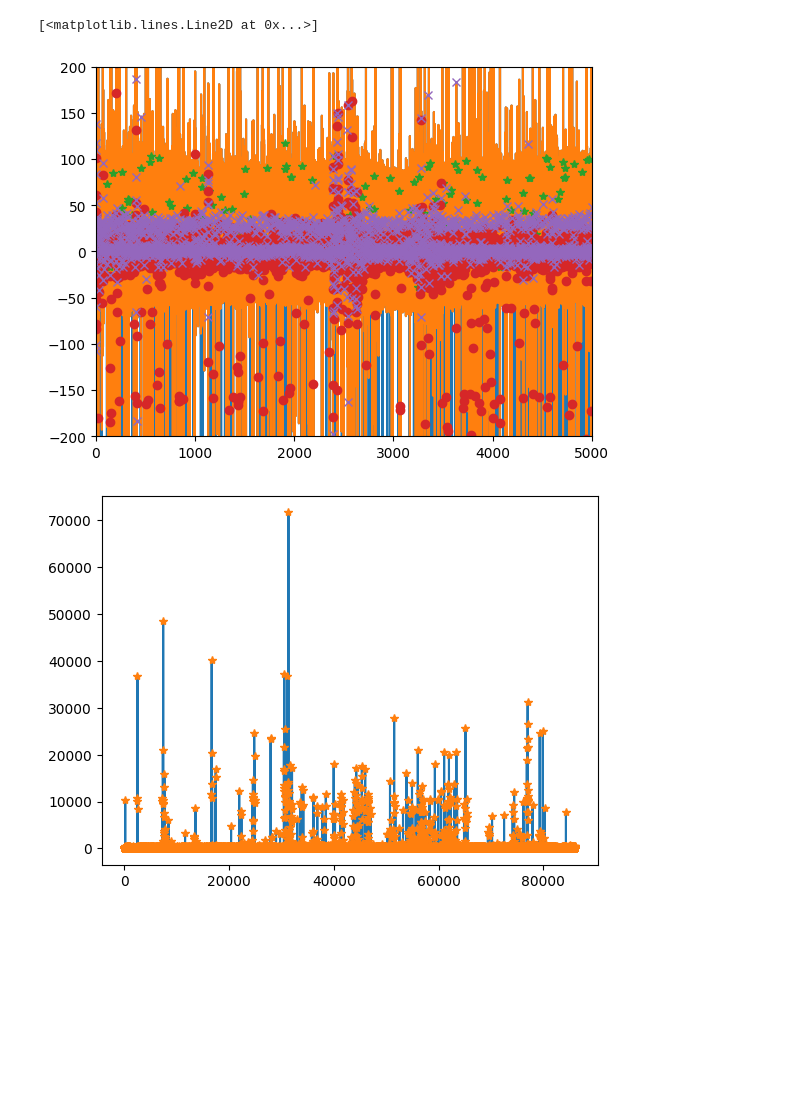
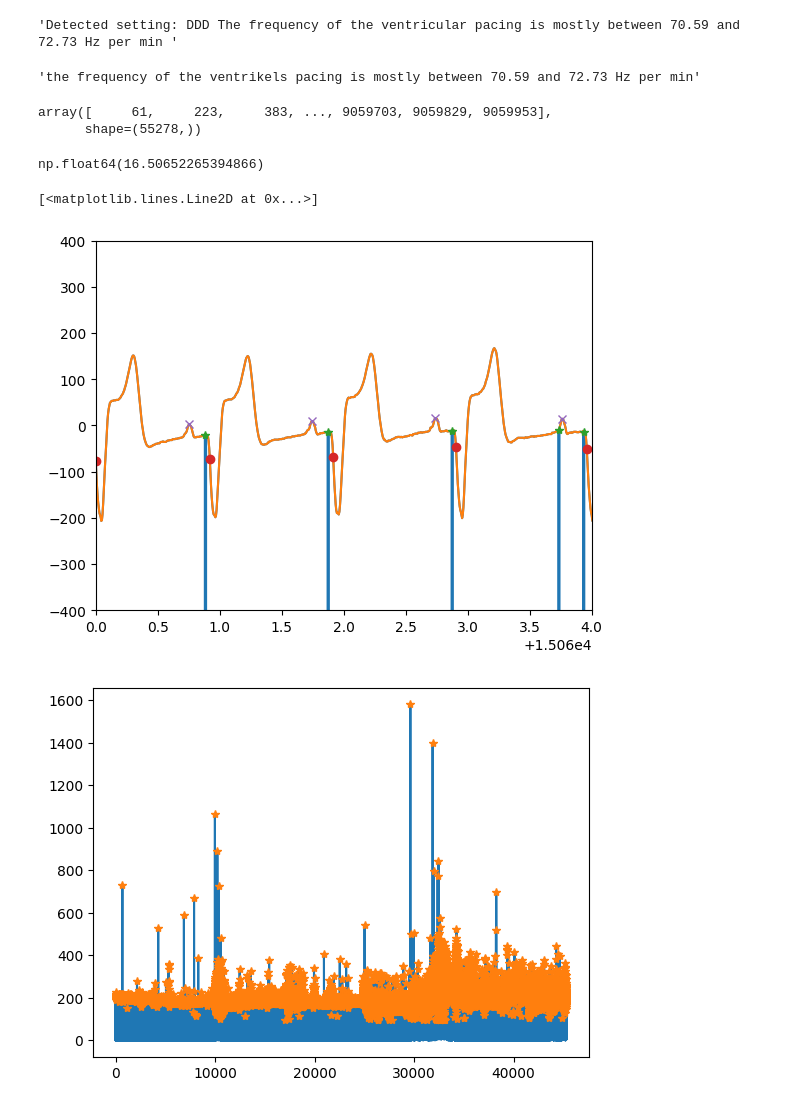
Before and after one commit to Ming842/TM12005-E2, a Jupyter notebook: test.ipynb, the cells around one changed output. Drawn from its saved outputs; the diff is of its cells as text; code cells hidden in the pictures; blank space fills up the shorter version.

```diff
--- a/test.ipynb
+++ b/test.ipynb
@@ -19,12 +19,14 @@ data = dl.restructure_data(imported_data)
 importlib.reload(dp)
 importlib.reload(dl)
 importlib.reload(pt)
+import detect_setting as ds
+importlib.reload(ds)
 
-print(data.keys())
-data_test = data['005_Pimpel_2.mat', 'data']
 
-mask_filter = dp.filter_data(data,"005_Pimpel_2.mat")
-idx_pulses = dp.detect_pulses(data, mask_filter, "005_Pimpel_2.mat")
+data_test = data['005_Pimpel_1.mat', 'data']
+
+mask_filter = dp.filter_data(data,"005_Pimpel_1.mat")
+idx_pulses = dp.detect_pulses(data, mask_filter, "005_Pimpel_1.mat")
 
 
 
@@ -37,7 +39,7 @@ fs = data['005_Pimpel.mat', 'header', 'sample_rate']
 
 time = np.arange(0,len(data_plot),1) / fs
 
-data_plot = dp.remove_pulses(data_plot, data_mask)
+data_plot = dp.remove_pacemaker_pulses(data_plot, data_mask)
 
 qrs_idx, data_pt = pt.pan_tompkins(data_plot, fs)
 qrs_mask = pt.convert_to_bool(data_plot, qrs_idx)
@@ -55,4 +57,11 @@ heart_rate = 60 / rr_intervals
 # Calculate mean heart rate
 mean_hr = np.mean(heart_rate)
 print(f"Mean heart rate: {mean_hr:.1f} BPM")
+
+
+# detect settings
+pacemaker = ds.PacingDetector(classified, p_mask)
+setting = pacemaker.detect_setting()
+
+print(setting)
 # %% [output]
@@ -64,0 +76,13 @@ Mean heart rate: 95.5 BPM
+# %%
+importlib.reload(ds)
+pacemaker = ds.PacingDetector(classified, p_mask)
+test = pacemaker.detect_setting()
+
+
+test
+# %% [output]
+'Detected setting: DDD The frequency of the ventricular pacing is mostly between 70.59 and 72.73 Hz per min '
+# %%
+f"the frequency of the ventrikels pacing is mostly between {(1/(test2.right/200))*60:.2f} and {(1/(test2.left/200))*60:.2f} Hz per min"
+# %% [output]
+'the frequency of the ventrikels pacing is mostly between 70.59 and 72.73 Hz per min'
@@ -65,17 +99,26 @@ Mean heart rate: 95.5 BPM
+# %%
+puls_ventricular_idx
+# %% [output]
+array([     61,     223,     383, ..., 9059703, 9059829, 9059953],
+      shape=(55278,))
+# %%
+classified.groupby('binned_diff').size().max() / len(classified) * 100
+# %% [output]
+np.float64(16.50652265394866)
 # %%
-
+place = 15060
 plt.figure()
 plt.plot(time, data_raw)
 plt.plot(time, data_plot)
 plt.plot(time[data_mask],data_plot[data_mask],"*")
 plt.plot(time[qrs_mask],data_plot[qrs_mask],"o")
 plt.plot(time[p_mask],data_plot[p_mask],"x")
-plt.axis([2000,5000,-200, 200])
+plt.axis([place,place+4,-400, 400])
 
 plt.figure()
 plt.plot(time_pt, data_pt)
 plt.plot(time_pt[qrs_mask[:-1]], data_pt[qrs_mask[:-1]],"*")
 # %% [output]
 [<matplotlib.lines.Line2D at 0x...>]
-[figure, old version]
+[figure, new version]
-[figure, old version]
+[figure, new version]
```
Also changed, not shown: parts of 3 cells of this notebook, 4 other files.
